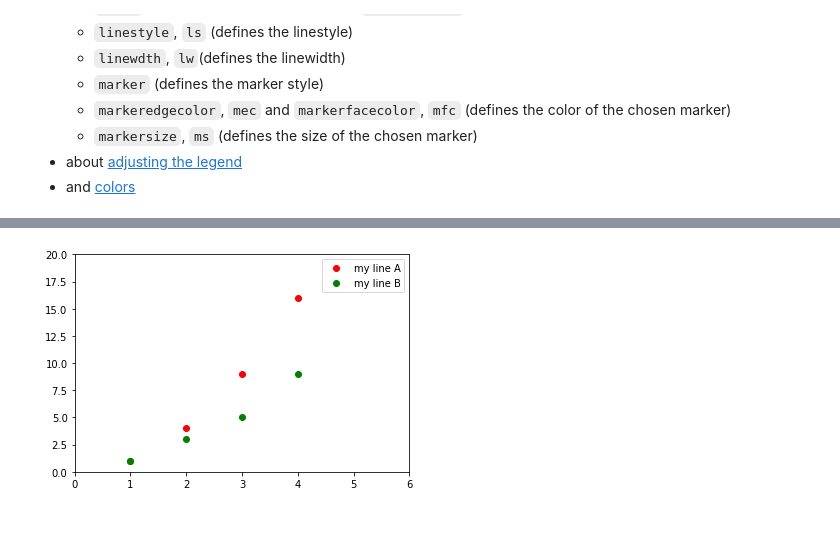
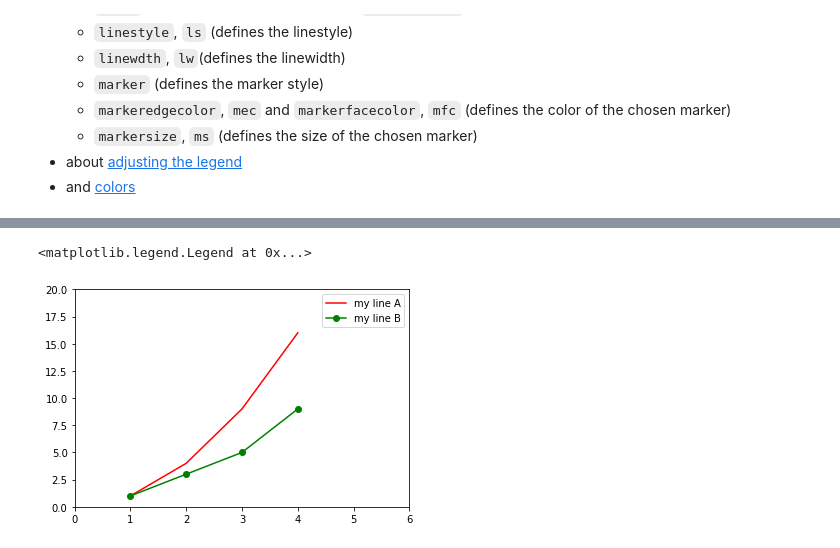
Before and after one commit to FabrizioMusacchio/Python_Course, a Jupyter notebook: 01.11 Data Visualization with Matplotlib.ipynb, the cells around one changed output, grey strips where cells are left out. Drawn from its saved outputs; the diff is of its cells as text; code cells hidden in the pictures.

```diff
--- a/01.11 Data Visualization with Matplotlib.ipynb
+++ b/01.11 Data Visualization with Matplotlib.ipynb
@@ -352,11 +438,15 @@ In this course, we can not go too far into depth of the topics of each chapter.
 # %%
 # Example:
 import matplotlib.pyplot as plt
 
-plt.plot([1,2,3,4], [1,4,9,16], 'ro', label="my line A")
-plt.plot([1,2,3,4], [1,3,5,9], 'go', label="my line B")
+plt.plot([1,2,3,4], [1,4,9,16], 'r-', label="my line A")
+plt.plot([1,2,3,4], [1,3,5,9], 'g-o', label="my line B")
+# similar to:
+#plt.plot([1,2,3,4], [1,3,5,9], ls='--', c="g",
+#         label="my line B", marker="o")
 plt.axis([0, 6, 0, 20])
 plt.legend()
-plt.show()
+#plt.show()
 # %% [output]
+<matplotlib.legend.Legend at 0x...>
-[figure, old version]
+[figure, new version]
```
Also changed, not shown: parts of 19 cells of this notebook, 11 other files.
